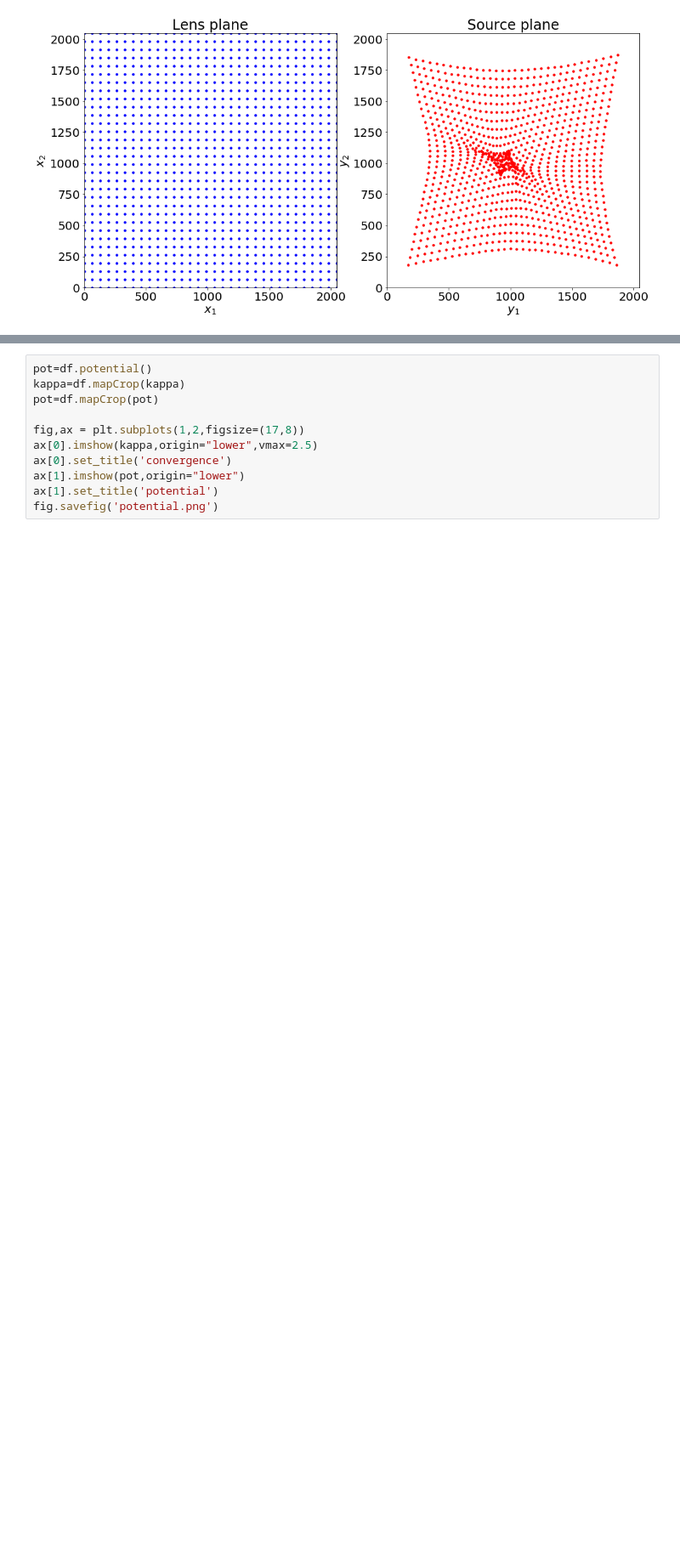
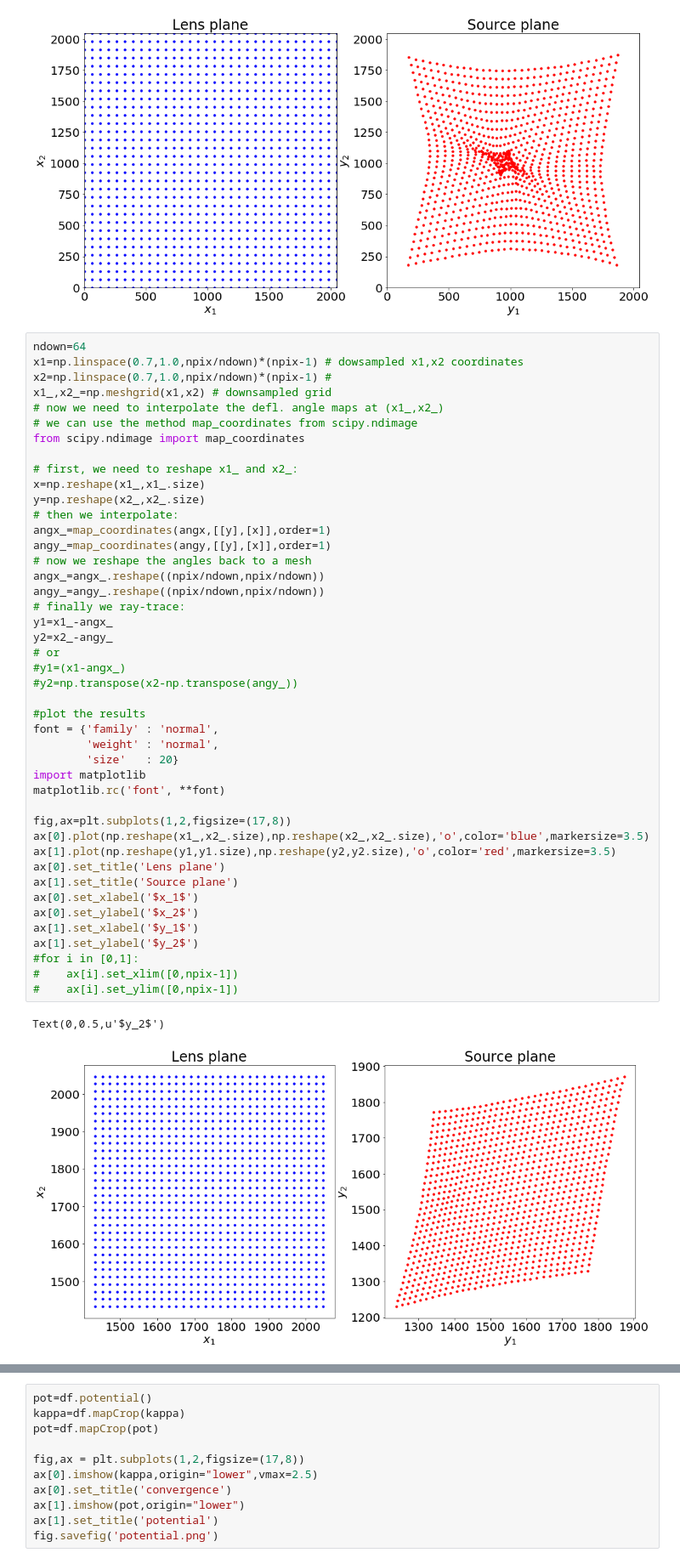
Before and after one commit to maxmen/LensingLectures, a Jupyter notebook: Notebooks/5_2018.ipynb, the cells around one changed output, grey strips where cells are left out. Shown at 85% size. Cells and saved outputs as stored; diff of their text form; blank space fills up the shorter version.

```diff
--- a/Notebooks/5_2018.ipynb
+++ b/Notebooks/5_2018.ipynb
@@ -417,6 +419,53 @@ for i in [0,1]:
 fig.savefig('raytracing.png')
 # %% [output]
 [figure]
+# %%
+ndown=64
+x1=np.linspace(0.7,1.0,npix/ndown)*(npix-1) # dowsampled x1,x2 coordinates
+x2=np.linspace(0.7,1.0,npix/ndown)*(npix-1) #
+x1_,x2_=np.meshgrid(x1,x2) # downsampled grid
+# now we need to interpolate the defl. angle maps at (x1_,x2_)
+# we can use the method map_coordinates from scipy.ndimage
+from scipy.ndimage import map_coordinates
+
+# first, we need to reshape x1_ and x2_:
+x=np.reshape(x1_,x1_.size)
+y=np.reshape(x2_,x2_.size)
+# then we interpolate:
+angx_=map_coordinates(angx,[[y],[x]],order=1)
+angy_=map_coordinates(angy,[[y],[x]],order=1)
+# now we reshape the angles back to a mesh
+angx_=angx_.reshape((npix/ndown,npix/ndown))
+angy_=angy_.reshape((npix/ndown,npix/ndown))
+# finally we ray-trace:
+y1=x1_-angx_
+y2=x2_-angy_
+# or
+#y1=(x1-angx_)
+#y2=np.transpose(x2-np.transpose(angy_))
+
+#plot the results
+font = {'family' : 'normal',
+        'weight' : 'normal',
+        'size'   : 20}
+import matplotlib
+matplotlib.rc('font', **font)
+
+fig,ax=plt.subplots(1,2,figsize=(17,8))
+ax[0].plot(np.reshape(x1_,x2_.size),np.reshape(x2_,x2_.size),'o',color='blue',markersize=3.5)
+ax[1].plot(np.reshape(y1,y1.size),np.reshape(y2,y2.size),'o',color='red',markersize=3.5)
+ax[0].set_title('Lens plane')
+ax[1].set_title('Source plane')
+ax[0].set_xlabel('$x_1$')
+ax[0].set_ylabel('$x_2$')
+ax[1].set_xlabel('$y_1$')
+ax[1].set_ylabel('$y_2$')
+#for i in [0,1]:
+#    ax[i].set_xlim([0,npix-1])
+#    ax[i].set_ylim([0,npix-1])
+# %% [output]
+Text(0,0.5,u'$y_2$')
+[figure, added]
 # %% [markdown]
 # Lensing potential
 
```
Also changed, not shown: parts of 2 cells of this notebook, 6 other files.
